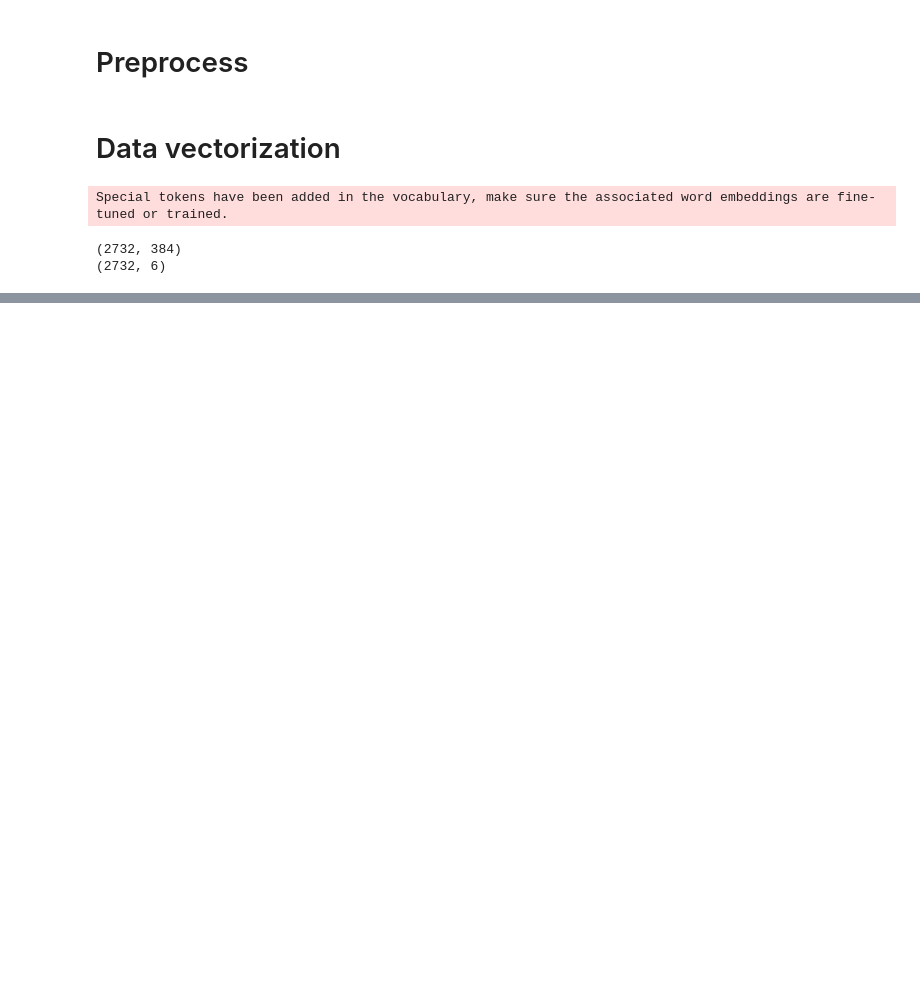
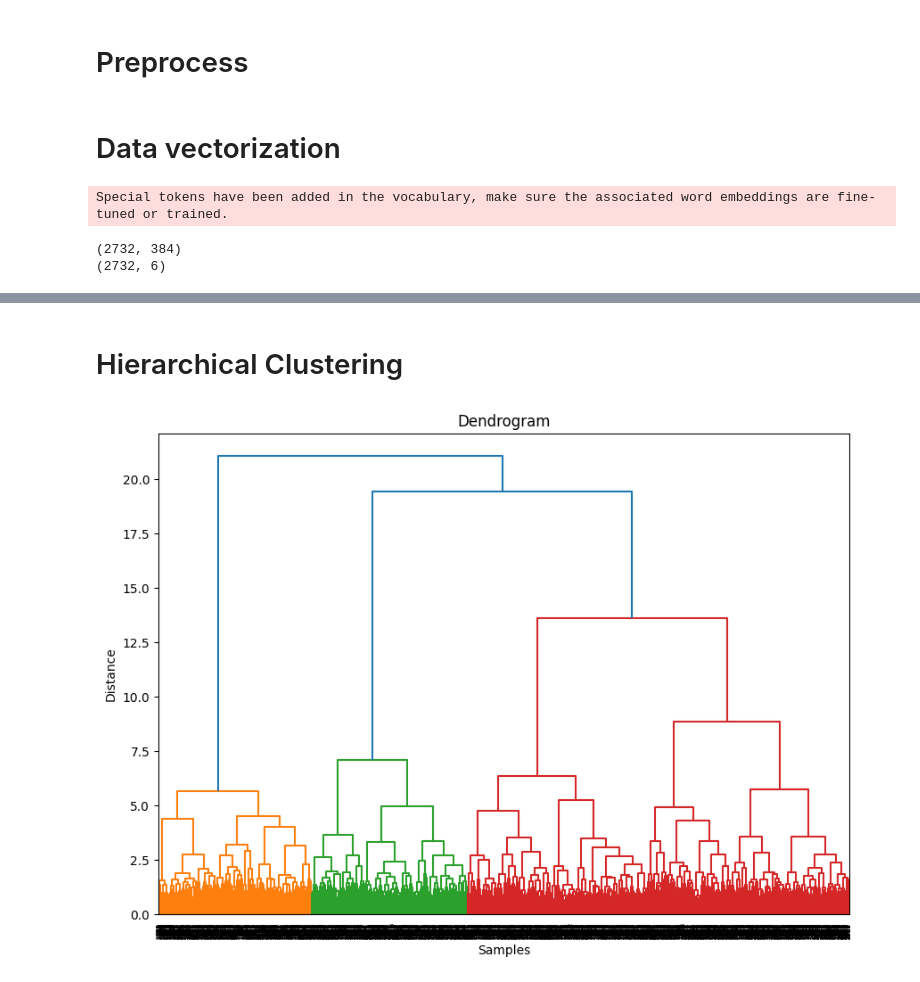
Before and after one commit to MSadraA/AI-projects, a Jupyter notebook: CA5/ca5.ipynb, the cells around one changed output, grey strips where cells are left out. Drawn from its saved outputs; the diff is of its cells as text; code cells hidden in the pictures; blank space fills up the shorter version.

```diff
--- a/CA5/ca5.ipynb
+++ b/CA5/ca5.ipynb
@@ -108,0 +215,6 @@ Special tokens have been added in the vocabulary, make sure the associated word
+# %%
+eps_values = [0.1 , 0.2 ,0.3, 0.4, 0.5, 0.6, 0.7 , 0.8 , 0.9]
+min_samples_values = [3, 4, 5, 6 ,7, 8, 9, 10]
+
+dbscan = DBSCANClustering(X)
+dbscan.evaluate_params(eps_values , min_samples_values)
@@ -108,0 +248,43 @@ Special tokens have been added in the vocabulary, make sure the associated word
+# %% [markdown]
+# Hierarchical Clustering
+# %%
+import matplotlib.pyplot as plt
+import scipy.cluster.hierarchy as sch
+from sklearn.cluster import AgglomerativeClustering
+from sklearn.metrics import silhouette_score
+class HierarchicalClustering:
+    def __init__(self, X):
+        self.X = X
+        self.labels = None
+
+    def plot_dendrogram(self, method='ward'):
+        plt.figure(figsize=(10, 7))
+        plt.title("Dendrogram")
+        dendrogram = sch.dendrogram(sch.linkage(self.X, method=method))
+        plt.xlabel("Samples")
+        plt.ylabel("Distance")
+        plt.show()
+
+    def evaluate_methods(self , n_clusters):
+        linkages = ['ward', 'complete', 'average', 'single']
+        metrics = ['euclidean', 'cosine', 'manhattan']
+
+        for method in linkages:
+            for metric in metrics:
+                try:
+                    clustering = AgglomerativeClustering(n_clusters=n_clusters, metric=metric, linkage=method)
+                    labels = clustering.fit_predict(self.X)
+                    silhouette = silhouette_score(self.X, labels)
+                    print(f"Method: {method}, Metric: {metric}, Silhouette Score: {silhouette:.4f}")
+                except Exception as e:
+                    pass
+
+    def model(self, n_clusters, linkage='ward', metric='euclidean'):
+        clustering = AgglomerativeClustering(n_clusters=n_clusters, metric=metric, linkage=linkage)
+        self.labels = clustering.fit_predict(self.X)
+        return self.labels
+# %%
+hierarchical = HierarchicalClustering(X)
+hierarchical.plot_dendrogram(method='ward')
+# %% [output]
+[figure, added]
```
Also changed, not shown: parts of 35 cells of this notebook, 14 other files.
